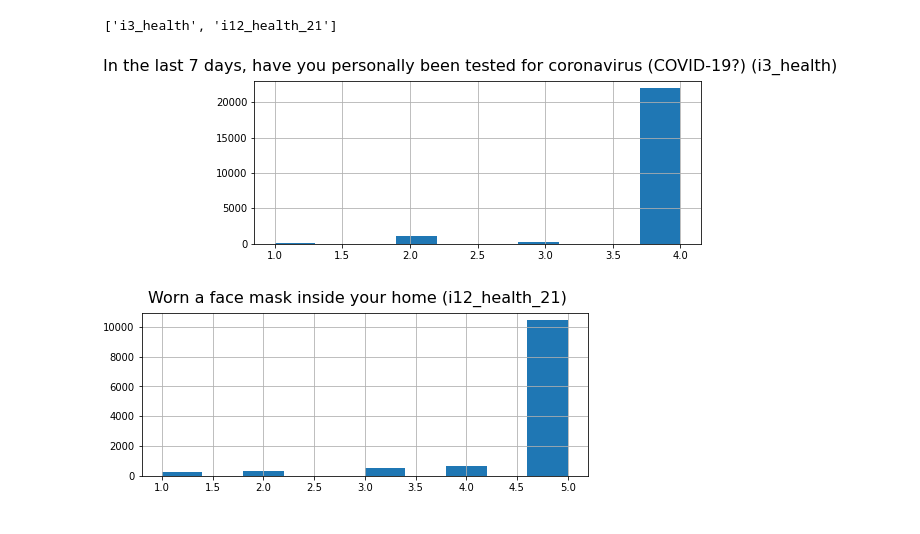
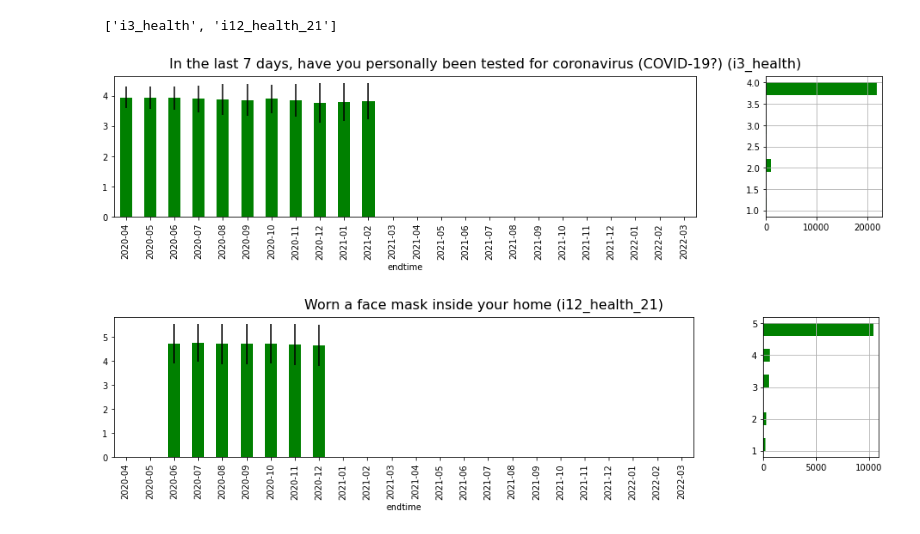
Before and after one commit to sevenbanisch/hackthon_yougov_data, a Jupyter notebook: hackathon/sven/infectionbehavior.ipynb, the cells around one changed output. Saved outputs shown, nothing was run; the diff lists cells and outputs as text; code cells hidden in the pictures.

Commit message:
add correlation over time plot in STARTScript

```diff
--- a/hackathon/sven/infectionbehavior.ipynb
+++ b/hackathon/sven/infectionbehavior.ipynb
@@ -178,8 +178,8 @@ print('\n',items,'\n')
 # %%
 for i in items:
     #mybarplot(i)
-    #myerrorplot(i)
-    myhistplot(i)
+    myerrorplot(i)
+    #myhistplot(i)
 # %% [output]
-[figure, old version]
+[figure, new version]
-[figure, old version]
+[figure, new version]
```
Also changed, not shown: parts of 4 cells of this notebook, 1 other file.
